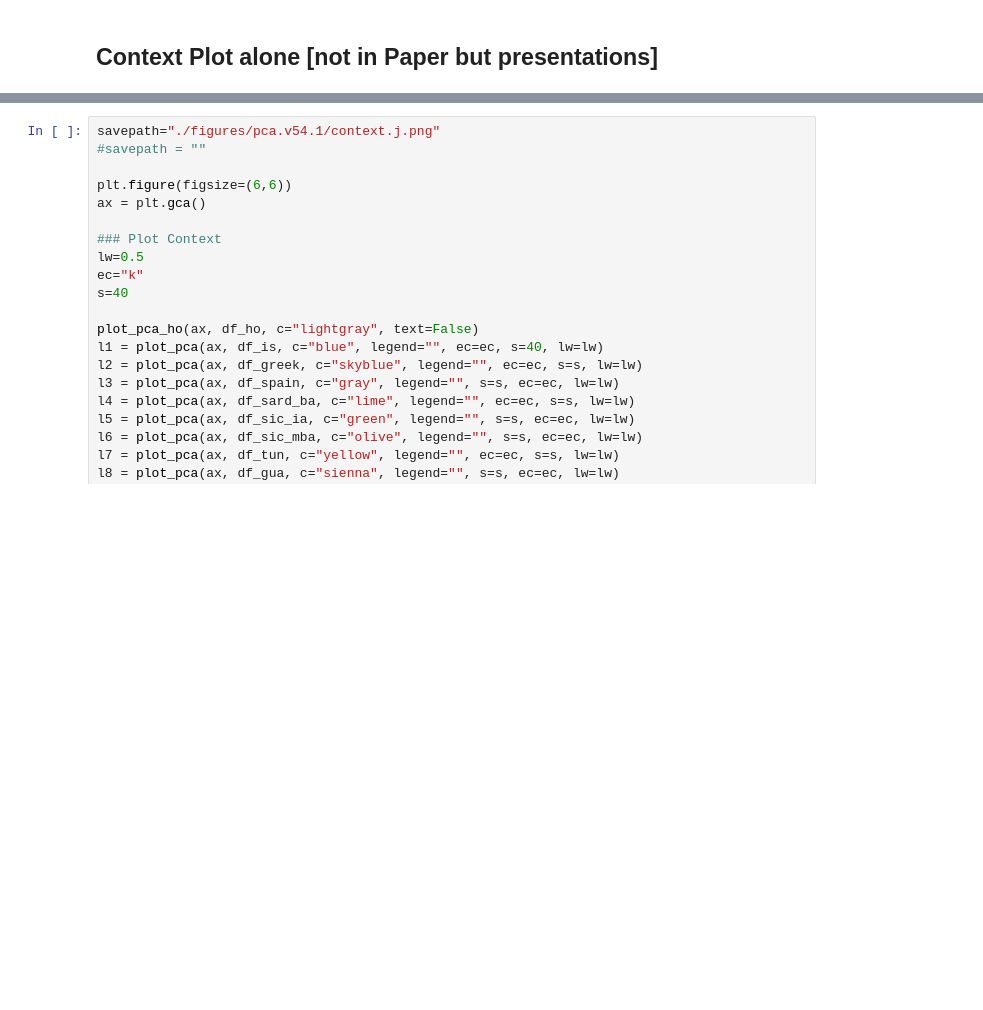
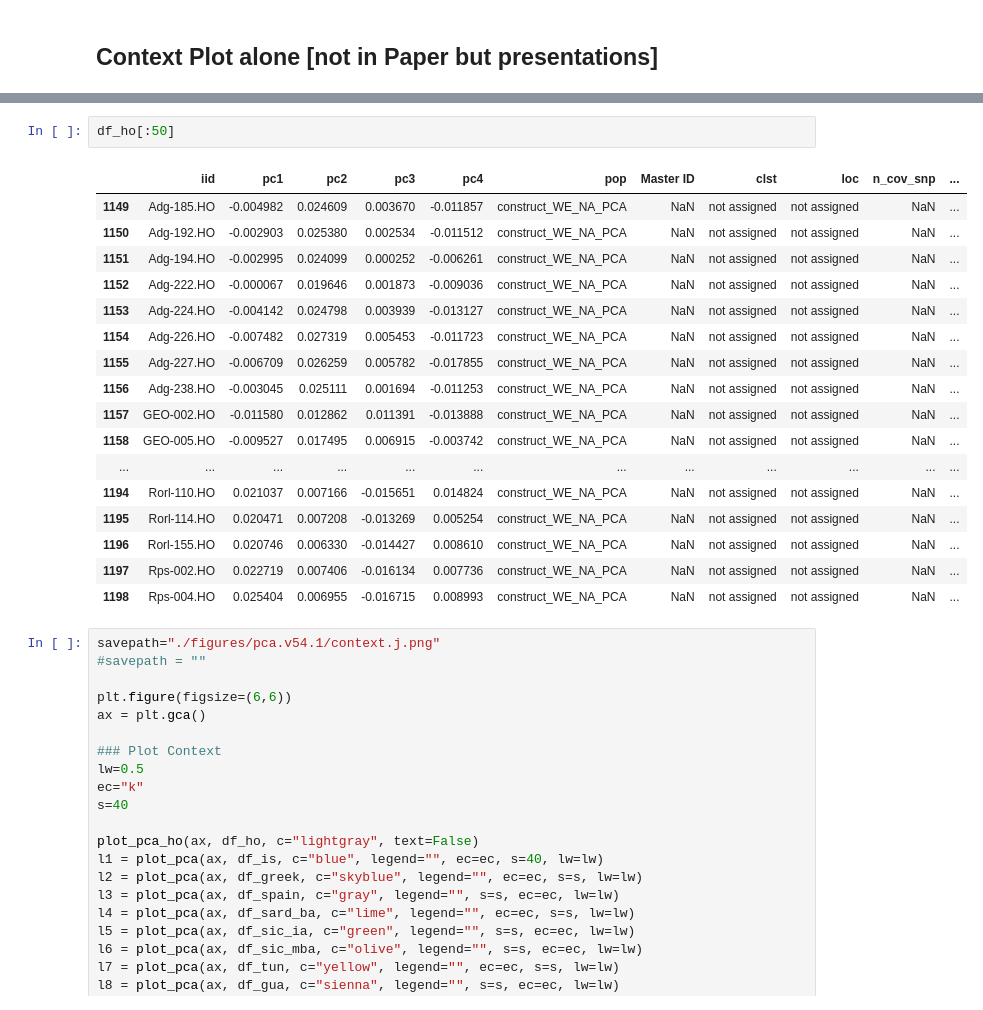
Before and after one commit to hringbauer/punic_aDNA, a Jupyter notebook: notebooks/figs/plot_pca_paper.persite.v54.1.ipynb, the cells around one changed output, grey strips where cells are left out. Cells and saved outputs as stored; diff of their text form; blank space fills up the shorter version.

```diff
--- a/notebooks/figs/plot_pca_paper.persite.v54.1.ipynb
+++ b/notebooks/figs/plot_pca_paper.persite.v54.1.ipynb
@@ -281,3 +282,23 @@ df_eg_hell
+# %%
+df_ho[:50]
+# %% [output]
+|  | iid | pc1 | pc2 | pc3 | pc4 | pop | Master ID | clst | loc | n_cov_snp | ... |
+| 1149 | Adg-185.HO | -0.004982 | 0.024609 | 0.003670 | -0.011857 | construct_WE_NA_PCA | NaN | not assigned | not assigned | NaN | ... |
+| 1150 | Adg-192.HO | -0.002903 | 0.025380 | 0.002534 | -0.011512 | construct_WE_NA_PCA | NaN | not assigned | not assigned | NaN | ... |
+| 1151 | Adg-194.HO | -0.002995 | 0.024099 | 0.000252 | -0.006261 | construct_WE_NA_PCA | NaN | not assigned | not assigned | NaN | ... |
+| 1152 | Adg-222.HO | -0.000067 | 0.019646 | 0.001873 | -0.009036 | construct_WE_NA_PCA | NaN | not assigned | not assigned | NaN | ... |
+| 1153 | Adg-224.HO | -0.004142 | 0.024798 | 0.003939 | -0.013127 | construct_WE_NA_PCA | NaN | not assigned | not assigned | NaN | ... |
+| 1154 | Adg-226.HO | -0.007482 | 0.027319 | 0.005453 | -0.011723 | construct_WE_NA_PCA | NaN | not assigned | not assigned | NaN | ... |
+| 1155 | Adg-227.HO | -0.006709 | 0.026259 | 0.005782 | -0.017855 | construct_WE_NA_PCA | NaN | not assigned | not assigned | NaN | ... |
+| 1156 | Adg-238.HO | -0.003045 | 0.025111 | 0.001694 | -0.011253 | construct_WE_NA_PCA | NaN | not assigned | not assigned | NaN | ... |
+| 1157 | GEO-002.HO | -0.011580 | 0.012862 | 0.011391 | -0.013888 | construct_WE_NA_PCA | NaN | not assigned | not assigned | NaN | ... |
+| 1158 | GEO-005.HO | -0.009527 | 0.017495 | 0.006915 | -0.003742 | construct_WE_NA_PCA | NaN | not assigned | not assigned | NaN | ... |
+| ... | ... | ... | ... | ... | ... | ... | ... | ... | ... | ... | ... |
+| 1194 | Rorl-110.HO | 0.021037 | 0.007166 | -0.015651 | 0.014824 | construct_WE_NA_PCA | NaN | not assigned | not assigned | NaN | ... |
+| 1195 | Rorl-114.HO | 0.020471 | 0.007208 | -0.013269 | 0.005254 | construct_WE_NA_PCA | NaN | not assigned | not assigned | NaN | ... |
+| 1196 | Rorl-155.HO | 0.020746 | 0.006330 | -0.014427 | 0.008610 | construct_WE_NA_PCA | NaN | not assigned | not assigned | NaN | ... |
+| 1197 | Rps-002.HO | 0.022719 | 0.007406 | -0.016134 | 0.007736 | construct_WE_NA_PCA | NaN | not assigned | not assigned | NaN | ... |
+| 1198 | Rps-004.HO | 0.025404 | 0.006955 | -0.016715 | 0.008993 | construct_WE_NA_PCA | NaN | not assigned | not assigned | NaN | ... |
 # %%
 savepath="./figures/pca.v54.1/context.j.png"
 #savepath = ""
```
Also changed, not shown: parts of 19 cells of this notebook, 5 other files.
